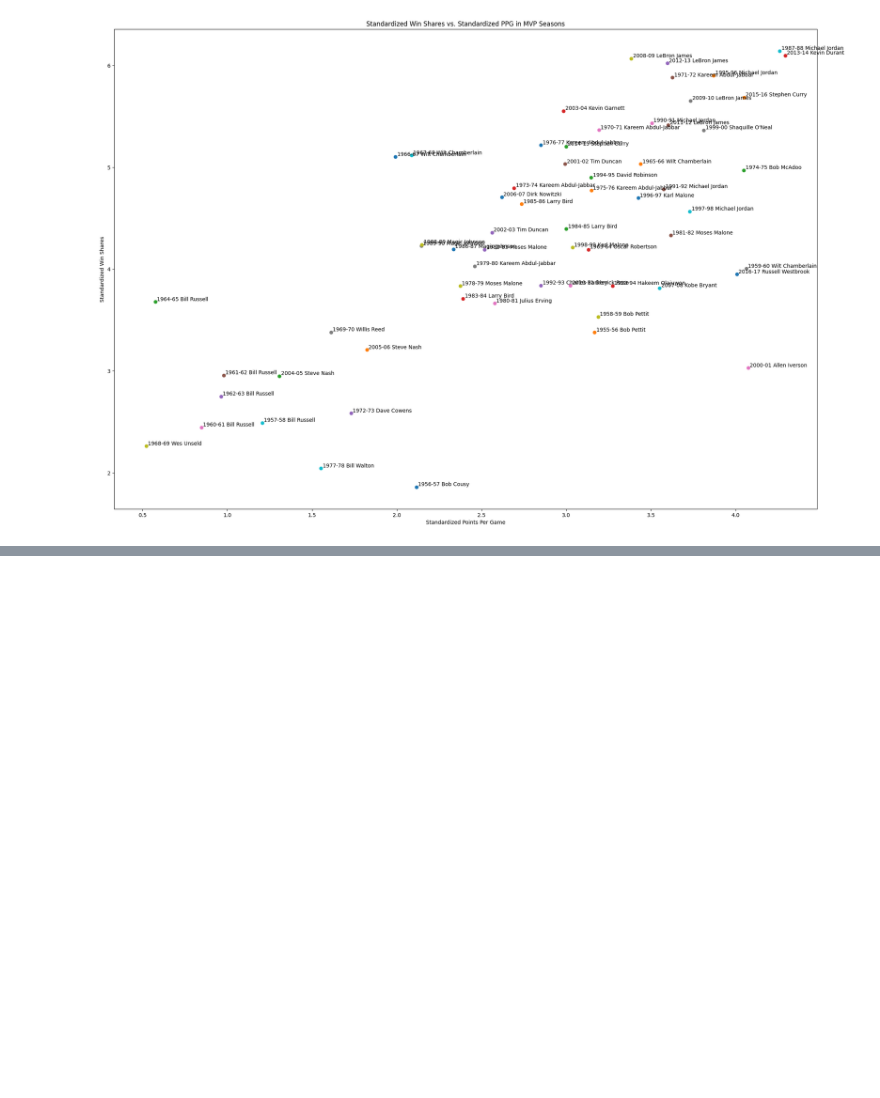
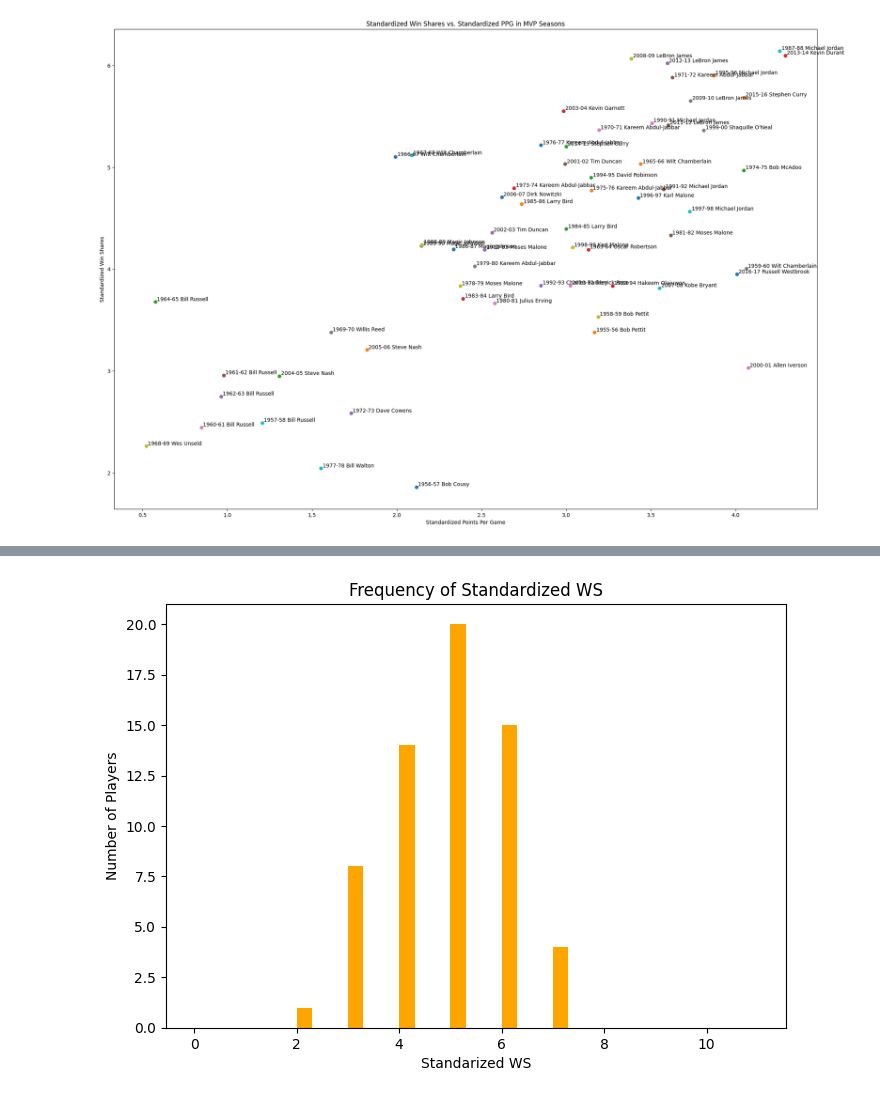
Before and after one commit to sash-wat/cmsc320final, a Jupyter notebook: project.ipynb, the cells around one changed output, grey strips where cells are left out. Saved outputs shown, nothing was run; the diff lists cells and outputs as text; code cells hidden in the pictures; blank space fills up the shorter version.

```diff
--- a/project.ipynb
+++ b/project.ipynb
@@ -296,0 +310,8 @@ No artists with labels found to put in legend.  Note that artists whose label st
+# %%
+plt.hist(np.ceil(ws), bins=np.arange(12), color='orange', width=0.3)
+plt.title('Frequency of Standardized WS')
+plt.ylabel('Number of Players')
+plt.xlabel('Standarized WS')
+plt.show()
+# %% [output]
+[figure, added]
```
Also changed, not shown: parts of 5 cells of this notebook, 1 other file.
